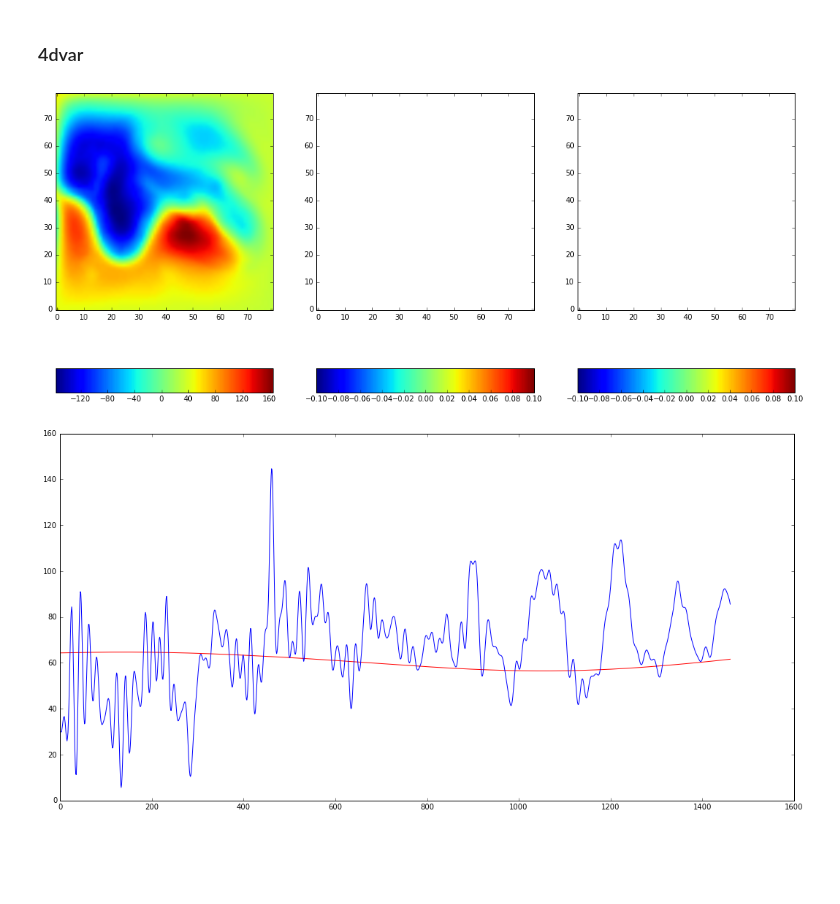
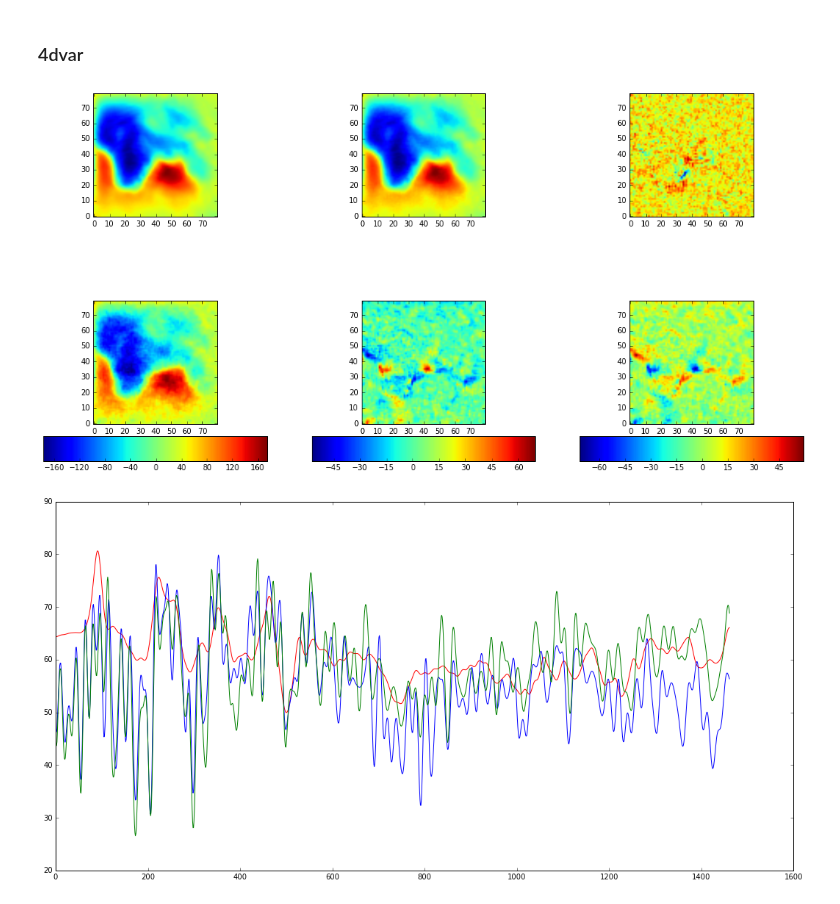
Before and after one commit to brajard/shalw, a Jupyter notebook: test_4dvar.ipynb, the cells around one changed output. Saved outputs shown, nothing was run; the diff lists cells and outputs as text; code cells hidden in the pictures; blank space fills up the shorter version.

Commit message:
add rank diagram in python script

```diff
--- a/test_4dvar.ipynb
+++ b/test_4dvar.ipynb
@@ -34,31 +35,47 @@ fname = 'state_4dvar.nc'
 fh = Dataset(fname, mode='r')
 hfila = fh.variables['Hfil'][:,:,:]
 fh.close()
+# %%
+fname = 'state_bck.nc'
+fh = Dataset(fname, mode='r')
+hfilb = fh.variables['Hfil'][:,:,:]
+fh.close()
 # %% [markdown]
 ###  4dvar
 # %%
 nfig =3
 t=1000
-im=range(0,nfig)
-fig, ax = plt.subplots(ncols=nfig)
-im[0] = ax[0].imshow(hfilt[t,:,:])
-im[1] = ax[1].imshow(hfila[t,:,:])
-im[2] = ax[2].imshow(hfila[t,:,:]-hfilt[t,:,:])
-plt.subplots_adjust(bottom=0.2)
-for k in range(0,len(im)):
-    pos = ax[k].get_position()
+
+fig, ax = plt.subplots(ncols=nfig,nrows=2)
+im=np.array(ax)
+im[0,0] = ax[0,0].imshow(hfilt[t,:,:])
+im[0,1] = ax[0,1].imshow(hfila[t,:,:])
+im[0,2] = ax[0,2].imshow(hfila[t,:,:]-hfilt[t,:,:])
+im[1,0] = ax[1,0].imshow(hfilb[t,:,:])
+im[1,1] = ax[1,1].imshow(hfilt[t,:,:]-hfilb[t,:,:])
+im[1,2] = ax[1,2].imshow(hfilb[t,:,:]-hfila[t,:,:])
+
+
+
+#plt.subplots_adjust(bottom=0.2)
+for (i,j),cax in np.ndenumerate(ax):
+    #print i,j
+    pos = cax.get_position()
+    cax.set_position([pos.x0, pos.y0+0.1, pos.width, pos.height-0.1])
     cbar_ax = fig.add_axes([pos.x0, 0.15, pos.width, 0.05])
-    plt.colorbar(im[k],orientation='horizontal',cax=cbar_ax)
-    ax[k].invert_yaxis()
+    #cbar_ax=fig.add_axes([1, pos.y0, 0.05, pos.height])
+    plt.colorbar(im[i,j],orientation='horizontal',cax=cbar_ax)
+    cax.invert_yaxis()
 plt.show()
 # %% [output]
-[figure, old version]
+[figure, new version]
 # %%
 t = range(0,hfilt.shape[0])
 x=10
 y=40
 plt.plot(t,hfilt[:,x,y],color='red')
 plt.plot(t,hfila[:,x,y],color='blue')
+plt.plot(t,hfilb[:,x,y],color='green')
 plt.show()
 # %% [output]
-[figure, old version]
+[figure, new version]
```
Also changed, not shown: parts of 7 cells of this notebook.
